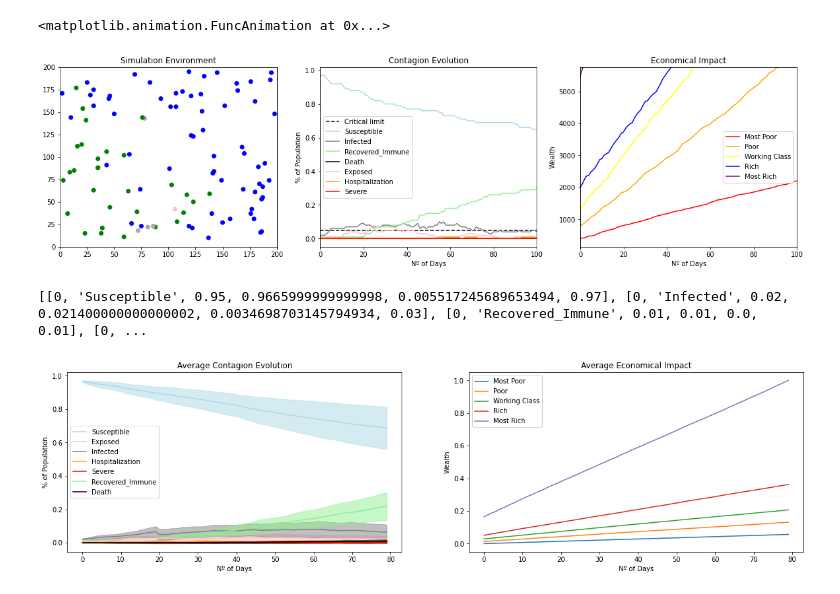
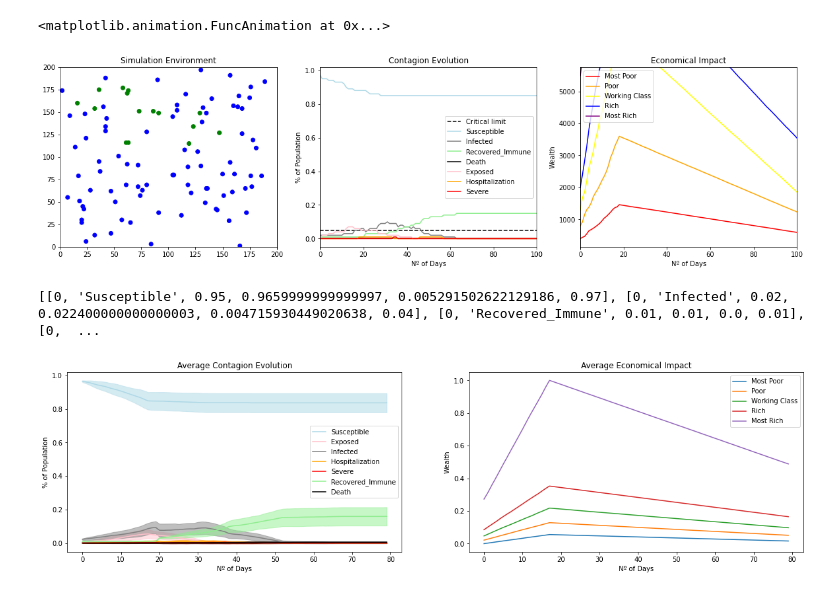
Before and after one commit to silenus092/COVID19_AgentBasedSimulation, a Jupyter notebook: Test-package.ipynb, the cells around one changed output. Saved outputs shown, nothing was run; the diff lists cells and outputs as text; code cells hidden in the pictures.

```diff
--- a/Test-package.ipynb
+++ b/Test-package.ipynb
@@ -30,14 +30,24 @@ sim = Simulation(
     critical_limit=0.05,
     # Mobility ranges for agents, by Status
     amplitudes = {
-        Status.Susceptible : 5,
-        Status.Recovered_Immune : 5,
-        Status.Infected : 5 ,
-        Status.Exposed : 5
+        Status.Susceptible : 10,
+        Status.Recovered_Immune : 10,
+        Status.Infected : 10 ,
+        Status.Exposed : 10
         },
     contagion_rate= 0.5,
     age_hospitalization_probs =  [0.001, 0.003, 0.012, 0.032, 0.049, 0.102, 0.166, 0.243, 0.273],
 )
+
+
+sim.append_trigger_simulation(lambda a : a.get_iteration() >17 ,
+                             'amplitudes',
+                              lambda a : {
+                                      Status.Susceptible : 0.5,
+                                      Status.Recovered_Immune : 0.5,
+                                      Status.Infected : 0.5 ,
+                                      Status.Exposed : 0.5
+                             })
 
 anim = execute_simulation(sim, iterations=100)
 
@@ -46,40 +56,50 @@ rc('animation', html='html5')
 anim
 # %% [output]
 <matplotlib.animation.FuncAnimation at 0x...>
-[figure, old version]
+[figure, new version]
 # %%
 from covid_abs.experiments import plot_batch_results
 from covid_abs.experiments import batch_experiment
 
 batch_experiment(50, 80, "scenario1.csv",
                  # Percentage of infected in initial population
                  initial_infected_perc=0.02,
                  # Percentage of immune in initial population
                  initial_immune_perc=0.01,
                  # Length of simulation environment
                  length=200,
                  # Height of simulation environment
                  height=200,
                  # Size of population
                  population_size=100,
                  # Minimal distance between agents for contagion
                  contagion_distance=5.,
 
                  contagion_rate = 0.5,
 
                  # Maximum percentage of population which Healthcare System can handle simutaneously
                  critical_limit=0.05,
                  # Mobility ranges for agents, by Status
                  amplitudes={
-                             Status.Susceptible : 5,
-                            Status.Recovered_Immune : 5,
-                            Status.Infected : 5 ,
-                            Status.Exposed : 5
-                 }
+                             Status.Susceptible :10,
+                            Status.Recovered_Immune : 10,
+                            Status.Infected : 10 ,
+                            Status.Exposed : 10
+                 },
+                 triggers_simulation = [
+                     {'condition': lambda a :a.get_iteration() >17,
+                      'attribute': 'amplitudes',
+                      'action':  lambda a : {
+                                      Status.Susceptible : 0.5,
+                                      Status.Recovered_Immune : 0.5,
+                                      Status.Infected : 0.5 ,
+                                      Status.Exposed : 0.5
+                             }
+                     }]
                  )
 df = pd.read_csv('scenario1.csv')
 
 plot_batch_results(df)
 # %% [output]
-[[0, 'Susceptible', 0.95, 0.9665999999999998, 0.005517245689653494, 0.97], [0, 'Infected', 0.02, 0.021400000000000002, 0.0034698703145794934, 0.03], [0, 'Recovered_Immune', 0.01, 0.01, 0.0, 0.01], [0, ...
+[[0, 'Susceptible', 0.95, 0.9659999999999997, 0.005291502622129186, 0.97], [0, 'Infected', 0.02, 0.022400000000000003, 0.004715930449020638, 0.04], [0, 'Recovered_Immune', 0.01, 0.01, 0.0, 0.01], [0,  ...
-[figure, old version]
+[figure, new version]
```
Also changed, not shown: 15 other files.
